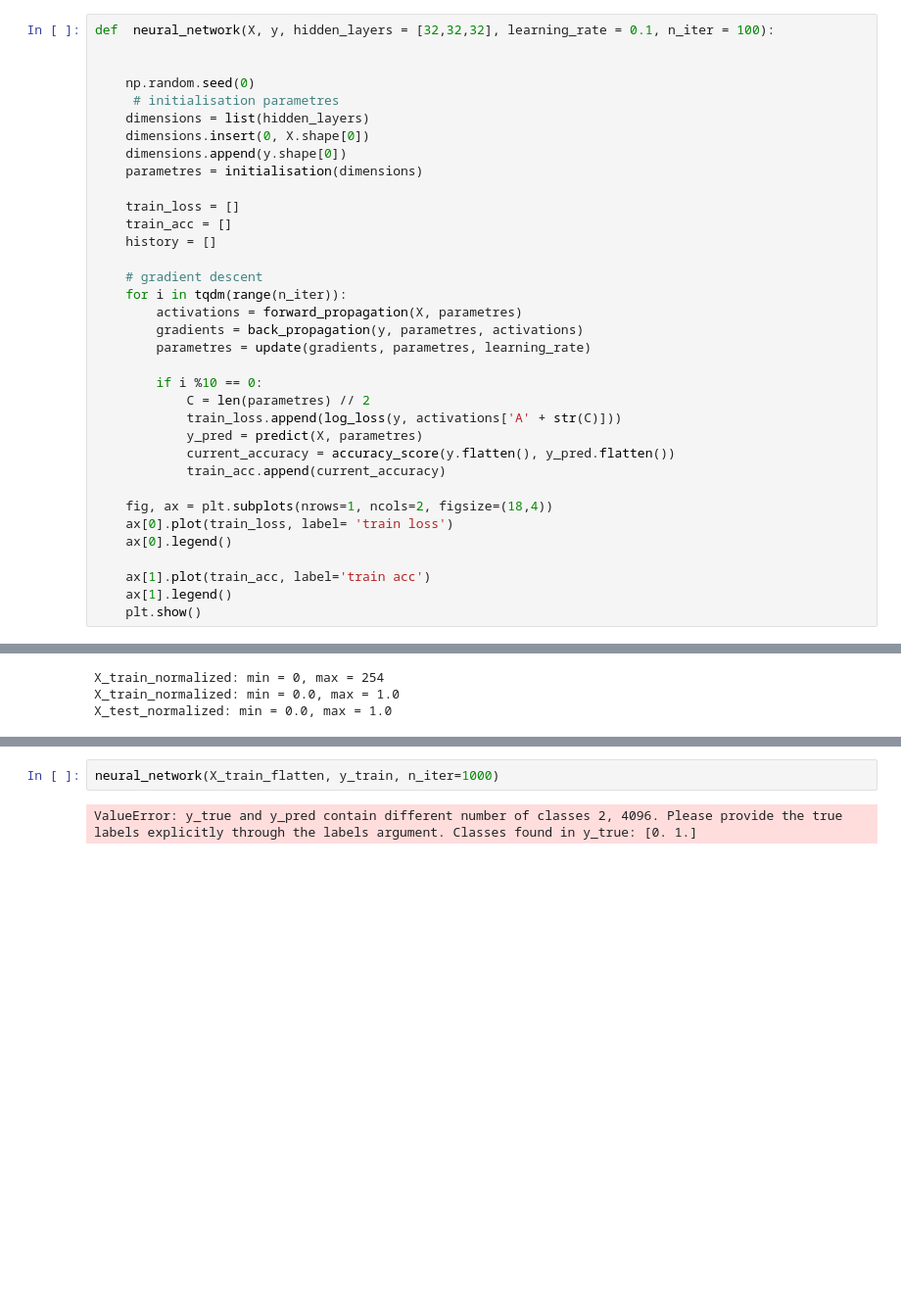
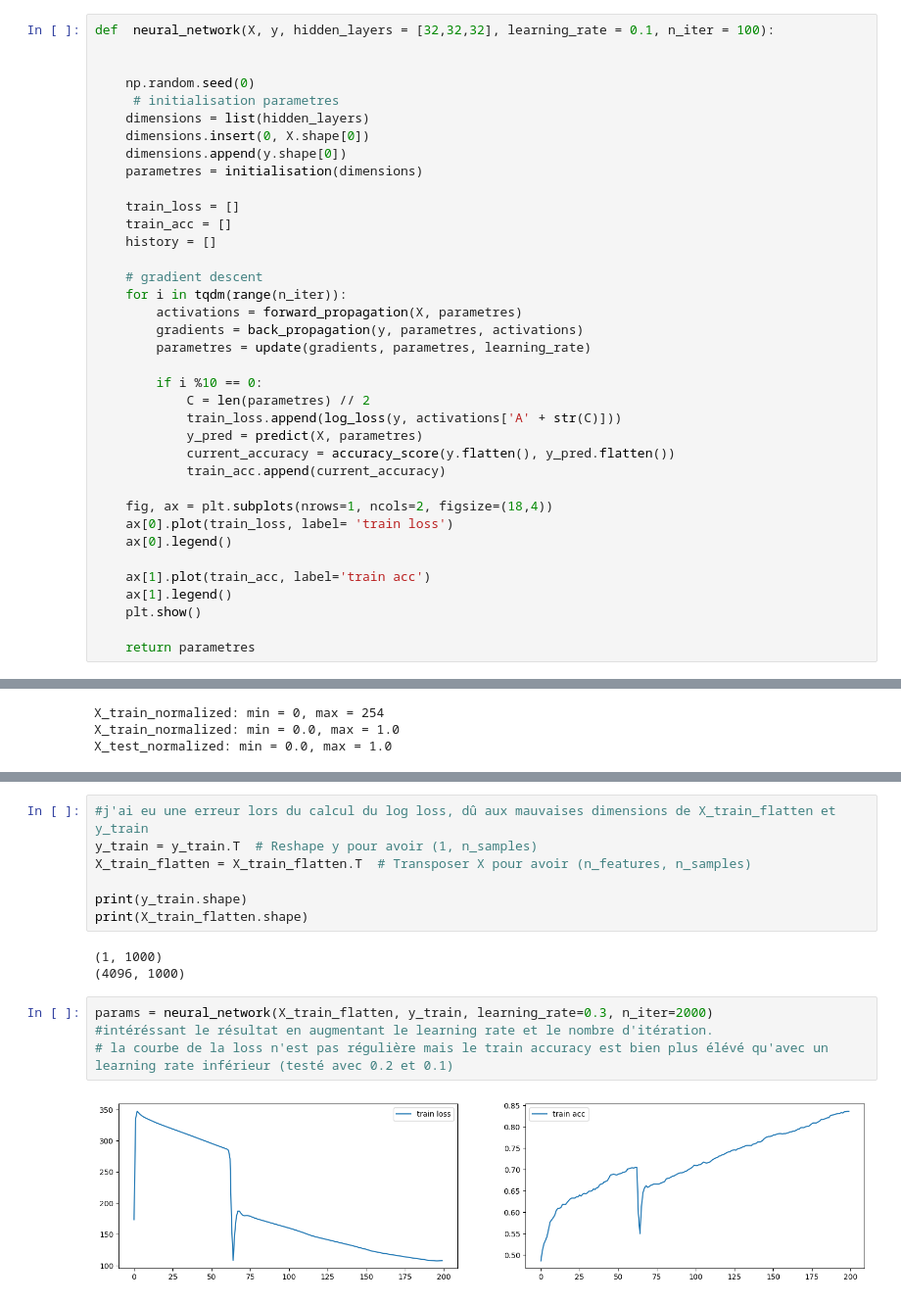
Before and after one commit to Yassin97440/first_neurones, a Jupyter notebook: deep_neural_network_correction.ipynb, the cells around one changed output, grey strips where cells are left out. Shown at 98% size. Cells and saved outputs as stored; diff of their text form; blank space fills up the shorter version.

Commit message:
dernier entrainement avec un score à 0.85

```diff
--- a/deep_neural_network_correction.ipynb
+++ b/deep_neural_network_correction.ipynb
@@ -140,6 +140,8 @@ def  neural_network(X, y, hidden_layers = [32,32,32], learning_rate = 0.1, n_ite
     ax[1].plot(train_acc, label='train acc')
     ax[1].legend()
     plt.show()
+
+    return parametres
 # %% [markdown]
 # Dataset
 fictif
@@ -221,6 +226,18 @@ print(f"X_test_flatten shape: {X_test_flatten.shape}")
 X_train_flatten shape: (1000, 4096)
 X_test_flatten shape: (200, 4096)
-# %%
-neural_network(X_train_flatten, y_train, n_iter=1000)
-# %% [output]
-ValueError: y_true and y_pred contain different number of classes 2, 4096. Please provide the true labels explicitly through the labels argument. Classes found in y_true: [0. 1.]
+# %%
+#j'ai eu une erreur lors du calcul du log loss, dû aux mauvaises dimensions de X_train_flatten et y_train
+y_train = y_train.T  # Reshape y pour avoir (1, n_samples)
+X_train_flatten = X_train_flatten.T  # Transposer X pour avoir (n_features, n_samples)
+
+print(y_train.shape)
+print(X_train_flatten.shape)
+# %% [output]
+(1, 1000)
+(4096, 1000)
+# %%
+params = neural_network(X_train_flatten, y_train, learning_rate=0.3, n_iter=2000)
+#intéréssant le résultat en augmentant le learning rate et le nombre d'itération.
+# la courbe de la loss n'est pas régulière mais le train accuracy est bien plus élévé qu'avec un learning rate inférieur (testé avec 0.2 et 0.1)
+# %% [output]
+[figure, added]
```
Also changed, not shown: parts of 1 cell of this notebook.
